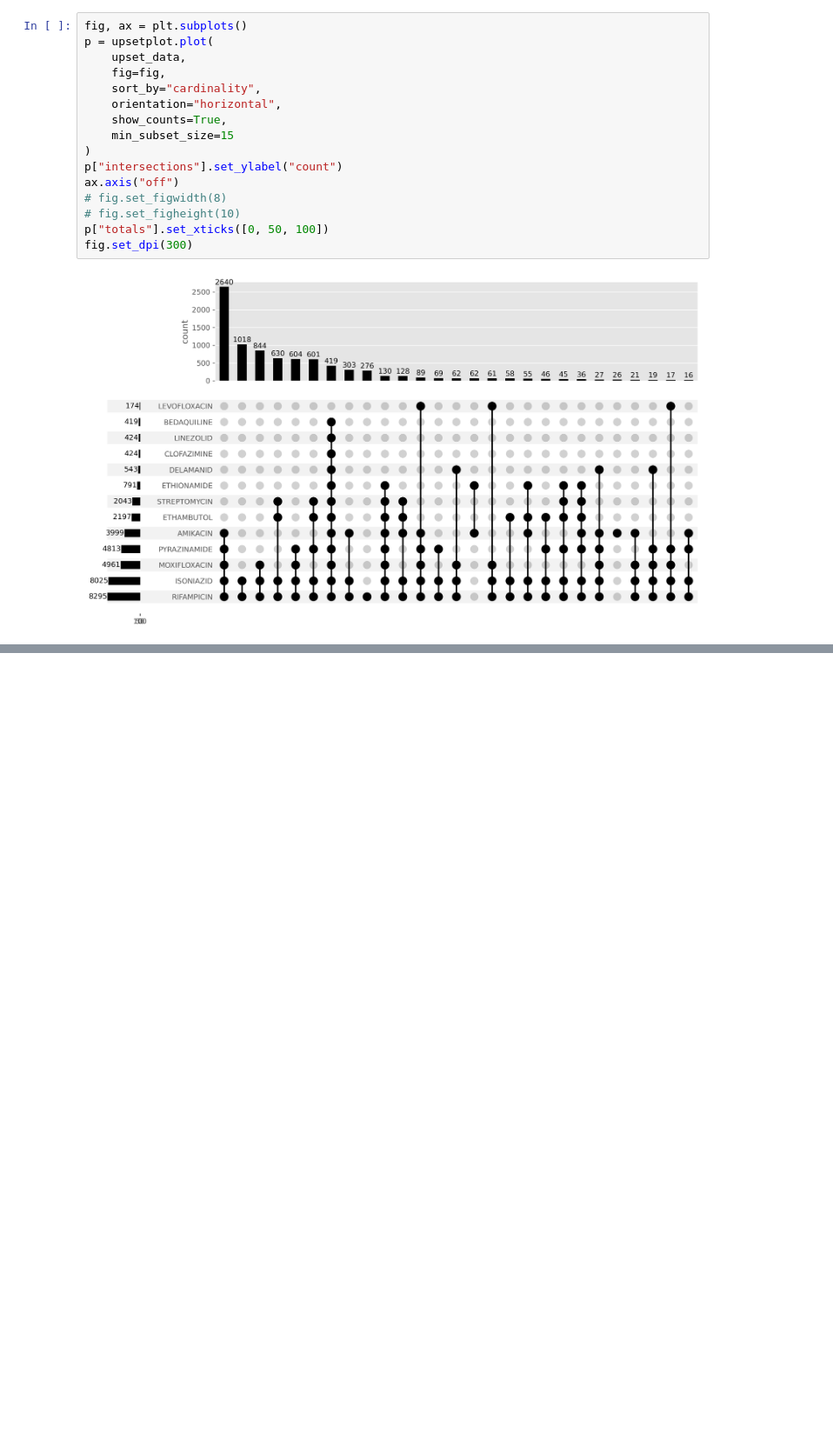
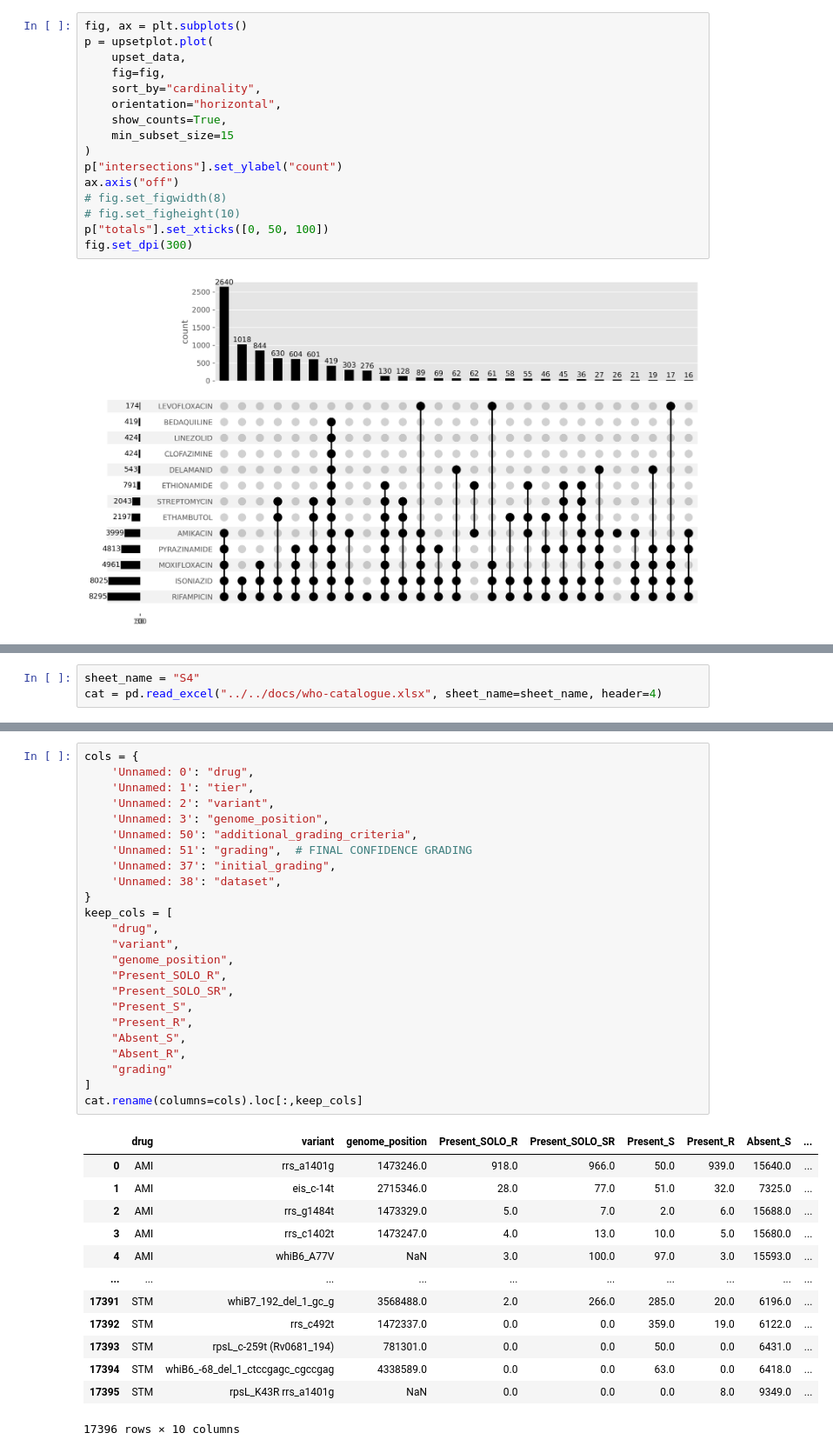
Before and after one commit to mbhall88/WHO-correspondence, a Jupyter notebook: workflow/notebooks/data-cleaning.ipynb, the cells around one changed output, grey strips where cells are left out. Shown at 87% size. Drawn from its saved outputs; the diff is of its cells as text; blank space fills up the shorter version.

Commit message:
create trimmed WHO catalogue TSV file [#3]

```diff
--- a/workflow/notebooks/data-cleaning.ipynb
+++ b/workflow/notebooks/data-cleaning.ipynb
@@ -699,0 +702,3 @@ fig.set_dpi(300)
+# %%
+sheet_name = "S4"
+cat = pd.read_excel("../../docs/who-catalogue.xlsx", sheet_name=sheet_name, header=4)
@@ -699,0 +723,38 @@ fig.set_dpi(300)
+# %%
+cols = {
+    'Unnamed: 0': "drug",
+    'Unnamed: 1': "tier",
+    'Unnamed: 2': "variant",
+    'Unnamed: 3': "genome_position",
+    'Unnamed: 50': "additional_grading_criteria",
+    'Unnamed: 51': "grading",  # FINAL CONFIDENCE GRADING
+    'Unnamed: 37': "initial_grading",
+    'Unnamed: 38': "dataset",
+}
+keep_cols = [
+    "drug",
+    "variant",
+    "genome_position",
+    "Present_SOLO_R",
+    "Present_SOLO_SR",
+    "Present_S",
+    "Present_R",
+    "Absent_S",
+    "Absent_R",
+    "grading"
+]
+cat.rename(columns=cols).loc[:,keep_cols]
+# %% [output]
+|  | drug | variant | genome_position | Present_SOLO_R | Present_SOLO_SR | Present_S | Present_R | Absent_S | ... |
+| 0 | AMI | rrs_a1401g | 1473246.0 | 918.0 | 966.0 | 50.0 | 939.0 | 15640.0 | ... |
+| 1 | AMI | eis_c-14t | 2715346.0 | 28.0 | 77.0 | 51.0 | 32.0 | 7325.0 | ... |
+| 2 | AMI | rrs_g1484t | 1473329.0 | 5.0 | 7.0 | 2.0 | 6.0 | 15688.0 | ... |
+| 3 | AMI | rrs_c1402t | 1473247.0 | 4.0 | 13.0 | 10.0 | 5.0 | 15680.0 | ... |
+| 4 | AMI | whiB6_A77V | NaN | 3.0 | 100.0 | 97.0 | 3.0 | 15593.0 | ... |
+| ... | ... | ... | ... | ... | ... | ... | ... | ... | ... |
+| 17391 | STM | whiB7_192_del_1_gc_g | 3568488.0 | 2.0 | 266.0 | 285.0 | 20.0 | 6196.0 | ... |
+| 17392 | STM | rrs_c492t | 1472337.0 | 0.0 | 0.0 | 359.0 | 19.0 | 6122.0 | ... |
+| 17393 | STM | rpsL_c-259t (Rv0681_194) | 781301.0 | 0.0 | 0.0 | 50.0 | 0.0 | 6431.0 | ... |
+| 17394 | STM | whiB6_-68_del_1_ctccgagc_cgccgag | 4338589.0 | 0.0 | 0.0 | 63.0 | 0.0 | 6418.0 | ... |
+| 17395 | STM | rpsL_K43R rrs_a1401g | NaN | 0.0 | 0.0 | 0.0 | 8.0 | 9349.0 | ... |
+17396 rows × 10 columns
```
Also changed, not shown: parts of 9 cells of this notebook, 3 other files.
